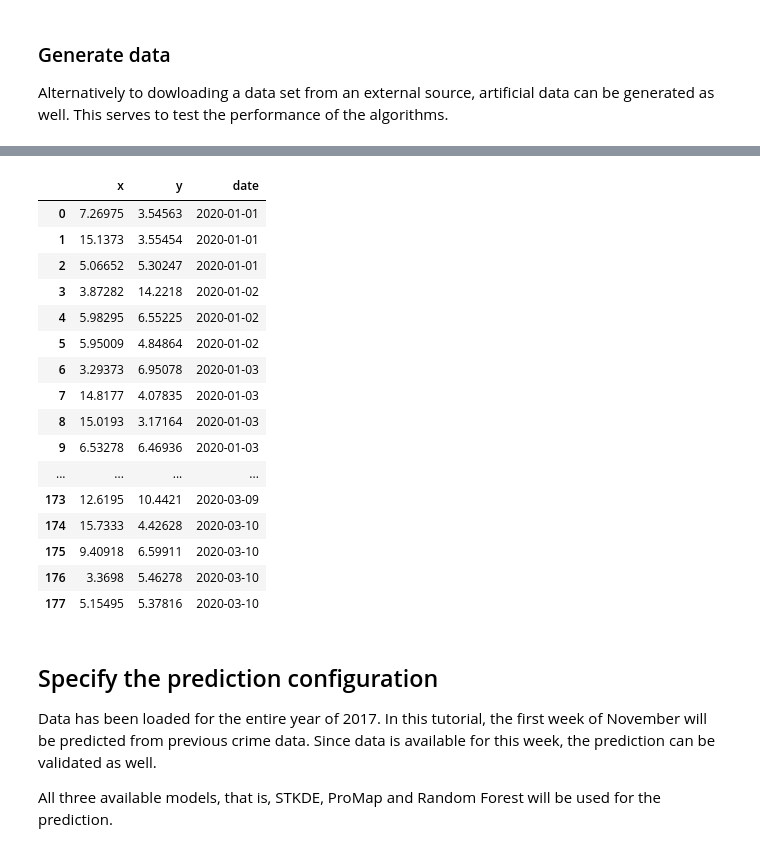
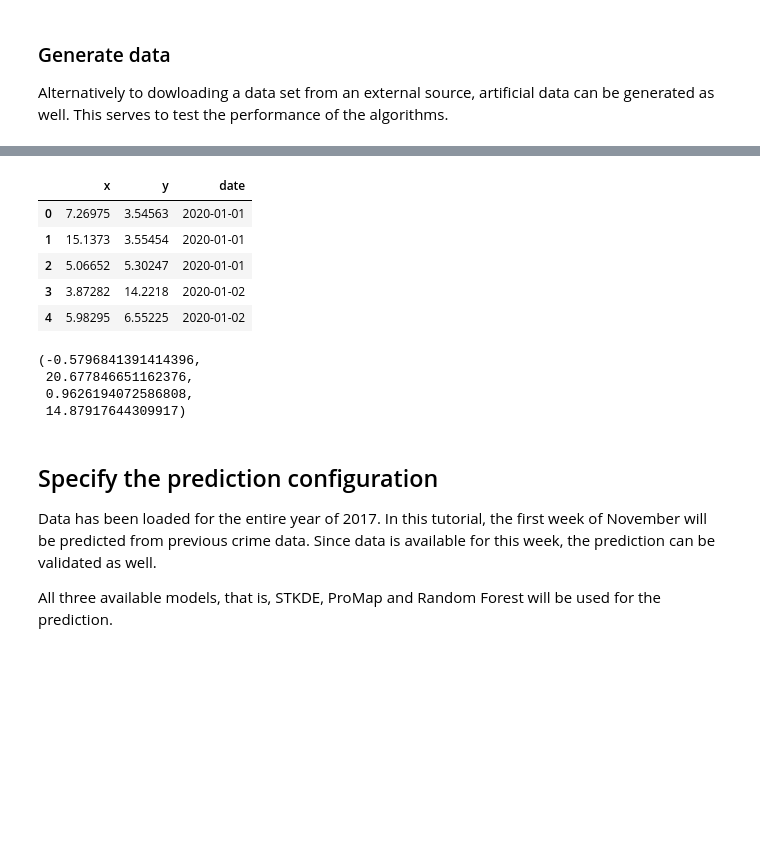
Before and after one commit to chris-carstens/iPre-2019-1, a Jupyter notebook: TutorialDallas-20201028-generated-data.ipynb, the cells around one changed output, grey strips where cells are left out. Cells and saved outputs as stored; diff of their text form; code cells hidden in the pictures; blank space fills up the shorter version.

```diff
--- a/TutorialDallas-20201028-generated-data.ipynb
+++ b/TutorialDallas-20201028-generated-data.ipynb
@@ -60,16 +62,16 @@ tlength = 70
 # %%
 # make several clusters of incidences
 from sklearn.datasets import make_blobs
-(incidences_space, cluster_label) = make_blobs(n_samples=[60,100,40], n_features=2,
-                                               centers=[[5,5],[10,10],[15,4]],
-                                               cluster_std=[1,5,0.5], random_state=0
-                                              )
+(incidences_space, cluster_label) = \
+    make_blobs(n_samples=[60, 100, 40], n_features=2,
+               centers=[[5, 5], [10, 10], [15, 4]],
+               cluster_std=[1, 5, 0.5], random_state=0)
 
 # remove incidences outside map
 outside = []
 for i in range(len(cluster_label)):
-    x = incidences_space[i,0]
-    y = incidences_space[i,1]
+    x = incidences_space[i, 0]
+    y = incidences_space[i, 1]
     if (x <= xlim[0]) or (x >= xlim[1]) or (y <= ylim[0]) or (y >= ylim[1]):
         outside.append(i)
 
@@ -107,25 +104,24 @@ incidences = [incidences_space[:,0], incidences_space[:,1], dates]
 cols = ['x', 'y', 'date']
 df = pd.DataFrame(data=incidences, index=cols).T
 # %%
-df
+df.head()
 # %% [output]
 |  | x | y | date |
 | 0 | 7.26975 | 3.54563 | 2020-01-01 |
 | 1 | 15.1373 | 3.55454 | 2020-01-01 |
 | 2 | 5.06652 | 5.30247 | 2020-01-01 |
 | 3 | 3.87282 | 14.2218 | 2020-01-02 |
 | 4 | 5.98295 | 6.55225 | 2020-01-02 |
-| 5 | 5.95009 | 4.84864 | 2020-01-02 |
-| 6 | 3.29373 | 6.95078 | 2020-01-03 |
-| 7 | 14.8177 | 4.07835 | 2020-01-03 |
-| 8 | 15.0193 | 3.17164 | 2020-01-03 |
-| 9 | 6.53278 | 6.46936 | 2020-01-03 |
-| ... | ... | ... | ... |
-| 173 | 12.6195 | 10.4421 | 2020-03-09 |
-| 174 | 15.7333 | 4.42628 | 2020-03-10 |
-| 175 | 9.40918 | 6.59911 | 2020-03-10 |
-| 176 | 3.3698 | 5.46278 | 2020-03-10 |
-| 177 | 5.15495 | 5.37816 | 2020-03-10 |
+# %%
+delta_x = 0.1 * df.x.mean()
+delta_y = 0.1 * df.y.mean()
+
+df.x.min() - delta_x, df.x.max() + delta_x, df.y.min() - delta_y, df.y.max() + delta_y
+# %% [output]
+(-0.5796841391414396,
+ 20.677846651162376,
+ 0.9626194072586808,
+ 14.87917644309917)
 # %% [markdown]
 ## Specify the prediction configuration
 
```
Also changed, not shown: parts of 7 cells of this notebook, 3 other files.
